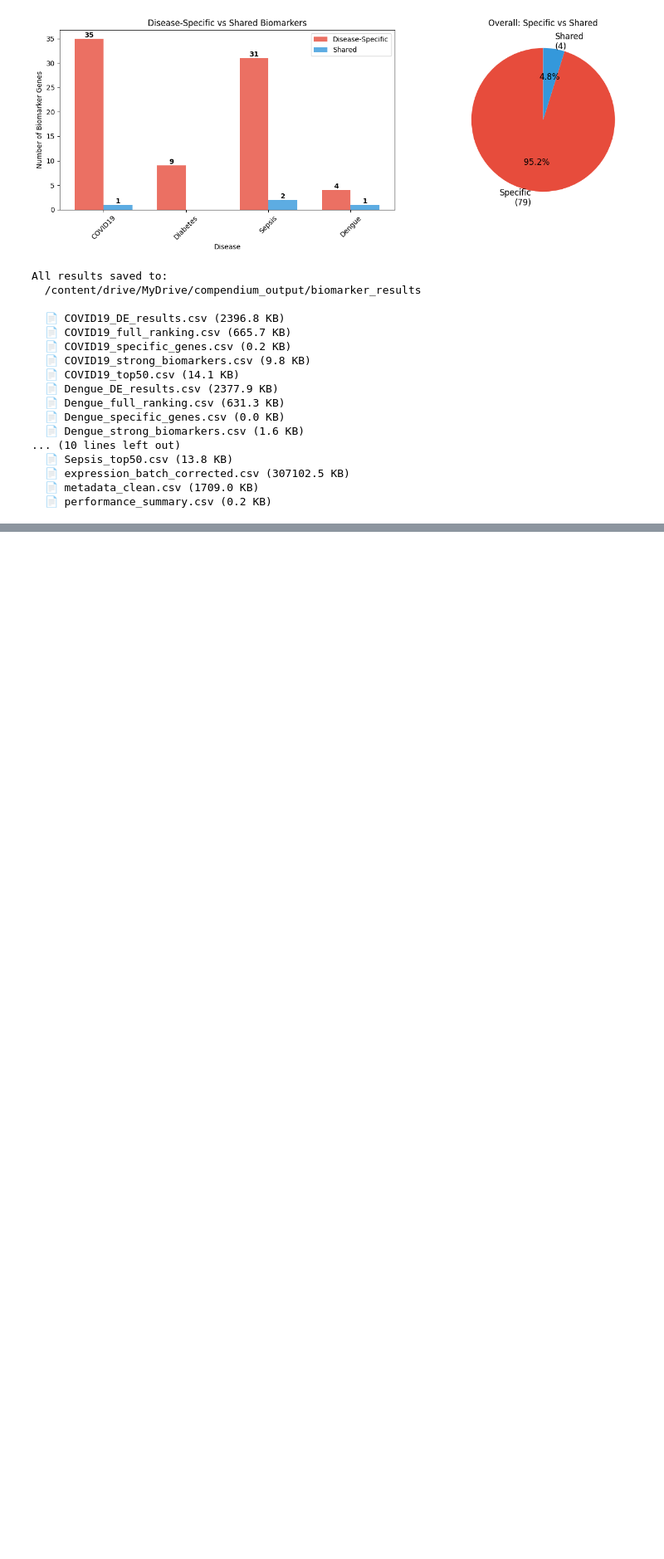
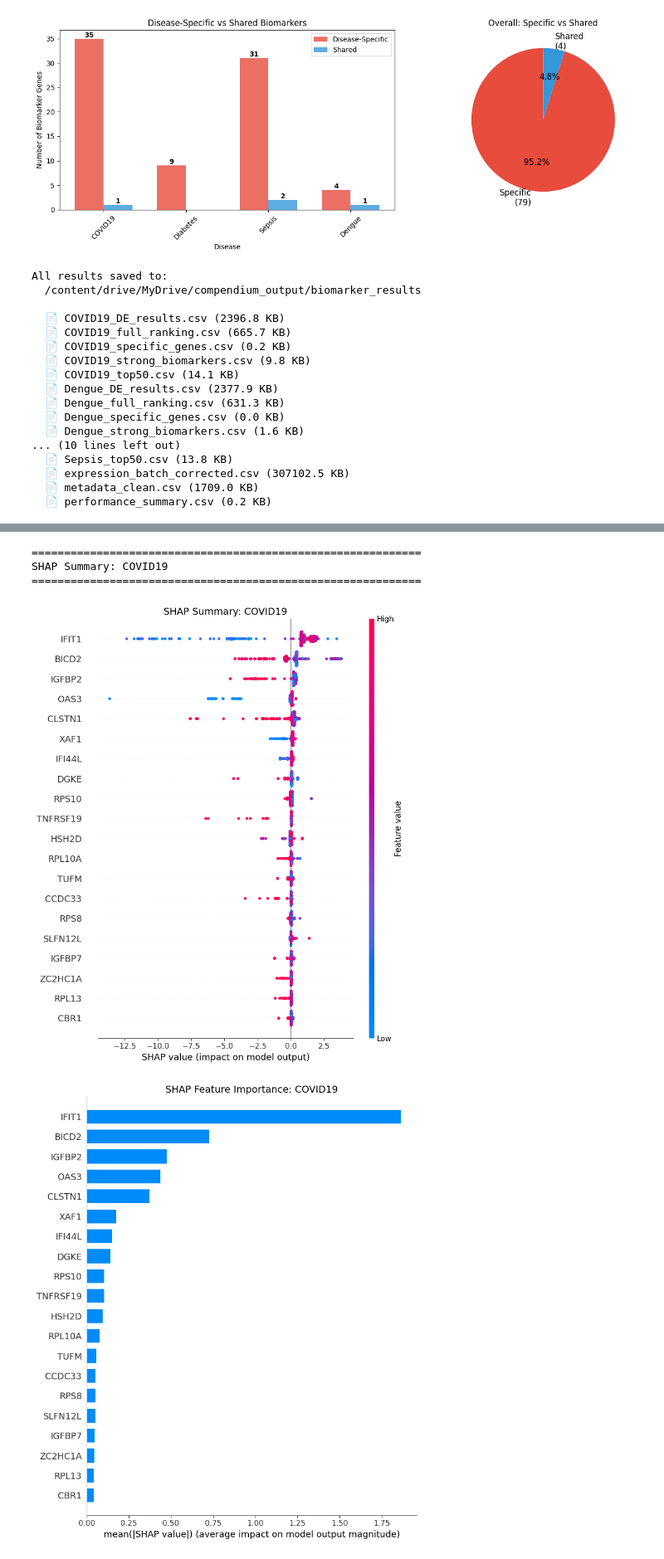
Before and after one commit to borhanur-rahman/Dengu_Biomarker_Discovery, a Jupyter notebook: condition_specific_biomarkars.ipynb, the cells around one changed output, grey strips where cells are left out. Shown at 83% size. Drawn from its saved outputs; the diff is of its cells as text; code cells hidden in the pictures; blank space fills up the shorter version.

```diff
--- a/condition_specific_biomarkars.ipynb
+++ b/condition_specific_biomarkars.ipynb
@@ -1292,0 +1641,51 @@ All results saved to:
+# %%
+# ============================================================
+# CELL 25: SHAP summary plots
+# ============================================================
+# This shows:
+#   - Which genes have the highest SHAP values (most important)
+#   - Red dots = high gene expression
+#   - Blue dots = low gene expression
+#   - Right side = pushes prediction toward CASE
+#   - Left side = pushes prediction toward CONTROL
+
+for disease_name, res in shap_results.items():
+    print(f"\n{'='*60}")
+    print(f"SHAP Summary: {disease_name}")
+    print(f"{'='*60}")
+
+    shap_df = res["shap_df"]
+    X_scaled = res["X_scaled"]
+
+    # Summary plot (beeswarm)
+    plt.figure(figsize=(10, 8))
+    shap.summary_plot(
+        shap_df.values,
+        X_scaled,
+        feature_names=shap_df.columns.tolist(),
+        max_display=20,
+        show=False
+    )
+    plt.title(f"SHAP Summary: {disease_name}", fontsize=14)
+    plt.tight_layout()
+    plt.show()
+
+    # Bar plot (simpler)
+    plt.figure(figsize=(10, 6))
+    shap.summary_plot(
+        shap_df.values,
+        X_scaled,
+        feature_names=shap_df.columns.tolist(),
+        plot_type="bar",
+        max_display=20,
+        show=False
+    )
+    plt.title(f"SHAP Feature Importance: {disease_name}", fontsize=14)
+    plt.tight_layout()
+    plt.show()
+# %% [output]
+============================================================
+SHAP Summary: COVID19
+============================================================
+[figure, added]
+[figure, added]
```
Also changed, not shown: parts of 10 cells of this notebook.
